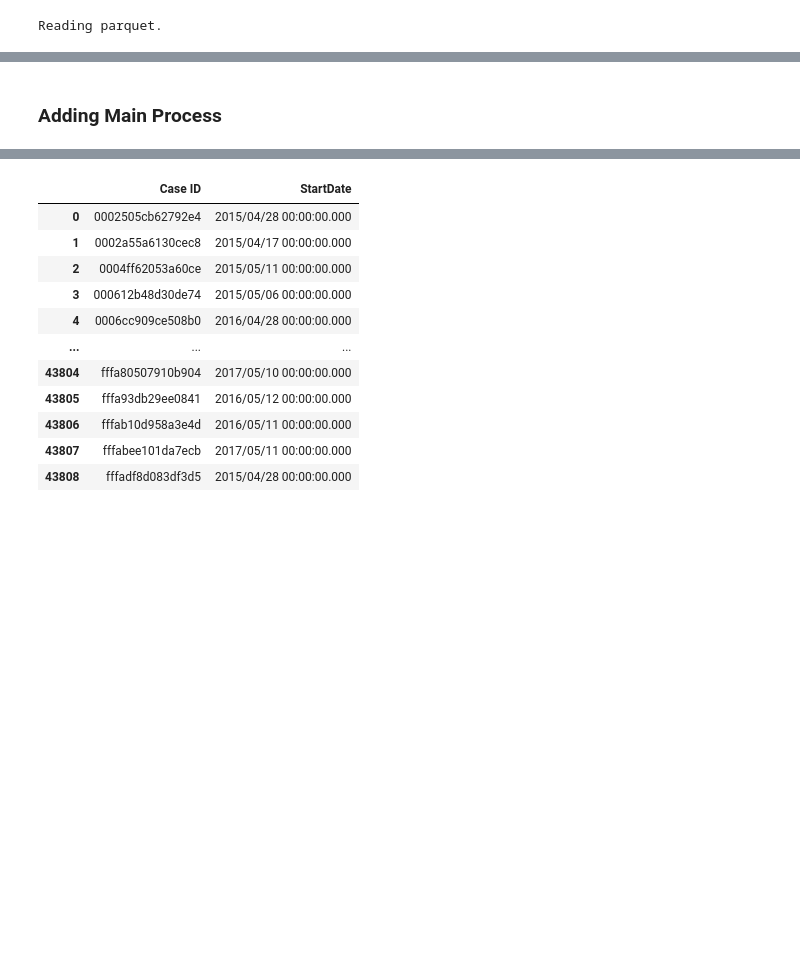
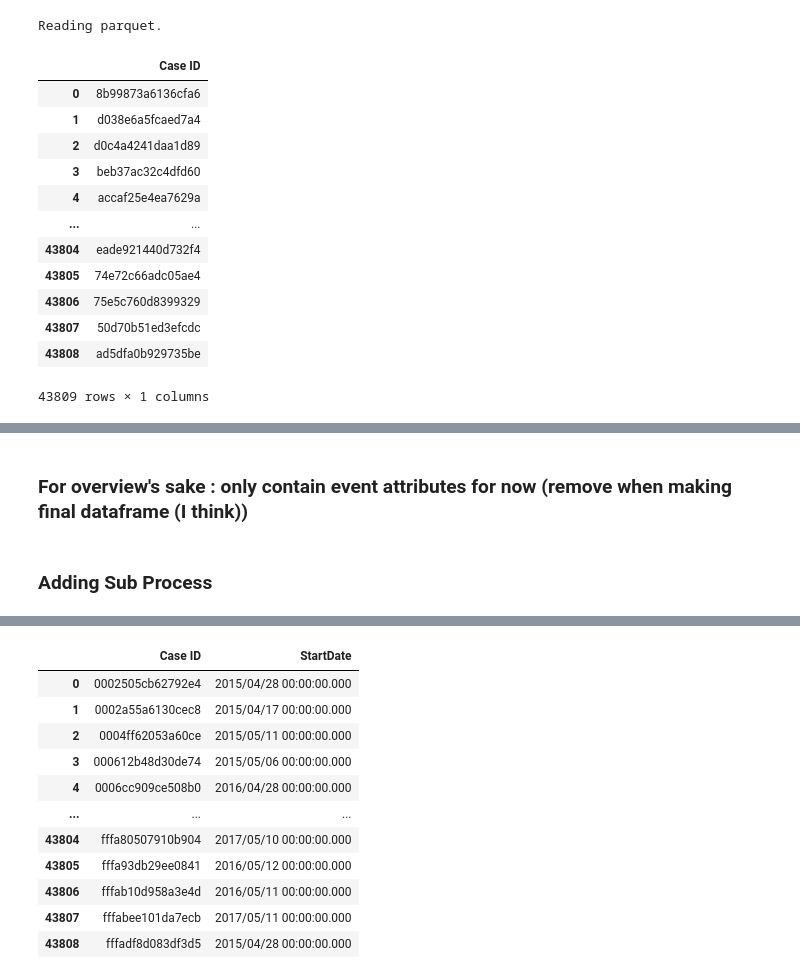
Before and after one commit to rowanarts/process-mining-assignment-2, a Jupyter notebook: Features toevoegen.ipynb, the cells around one changed output, grey strips where cells are left out. Drawn from its saved outputs; the diff is of its cells as text; code cells hidden in the pictures; blank space fills up the shorter version.

```diff
--- a/Features toevoegen.ipynb
+++ b/Features toevoegen.ipynb
@@ -42,6 +44,22 @@ df = deepcopy(log)
 # %%
 cases = pd.DataFrame(df['Case ID'].unique())
 cases = cases.rename(columns = {0: 'Case ID'})
+# %%
+cases
+# %% [output]
+|  | Case ID |
+| 0 | 8b99873a6136cfa6 |
+| 1 | d038e6a5fcaed7a4 |
+| 2 | d0c4a4241daa1d89 |
+| 3 | beb37ac32c4dfd60 |
+| 4 | accaf25e4ea7629a |
+| ... | ... |
+| 43804 | eade921440d732f4 |
+| 43805 | 74e72c66adc05ae4 |
+| 43806 | 75e5c760d8399329 |
+| 43807 | 50d70b51ed3efcdc |
+| 43808 | ad5dfa0b929735be |
+43809 rows × 1 columns
 # %%
 df.head()
 # %% [output]
@@ -51,3 +69,5 @@ df.head()
 | 2 | 8b99873a6136cfa6 | Entitlement application-Main-mail... | 0;n/a | 2015/05/08 00:00:00.000 | Variant 1832 | 1832 | 960.35 | ... |
 | 3 | 8b99873a6136cfa6 | Entitlement application-Main-mail... | 0;n/a | 2015/05/08 00:00:00.000 | Variant 1832 | 1832 | 960.35 | ... |
 | 4 | 8b99873a6136cfa6 | Parcel document-Main-initialize | fb5fa8 | 2015/06/10 11:16:28.000 | Variant 1832 | 1832 | 960.35 | ... |
+# %% [markdown]
+### For overview's sake : only contain event attributes for now (remove when making final dataframe (I think))
@@ -54,3 +78,3 @@ df.head()
 # %% [markdown]
-### Adding Main Process
+### Adding  Sub Process
 # %%
```
Also changed, not shown: parts of 40 cells of this notebook, 3 other files.
